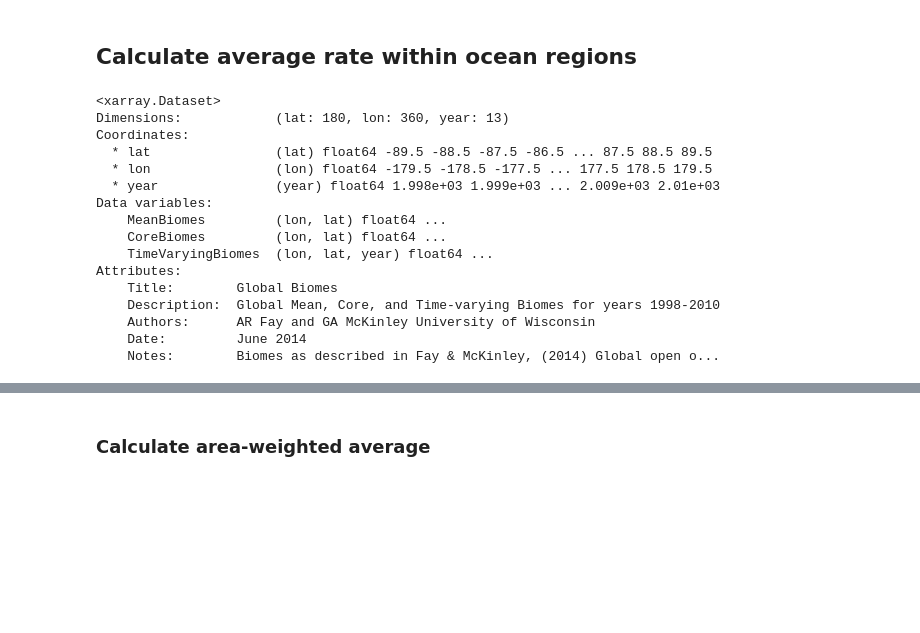
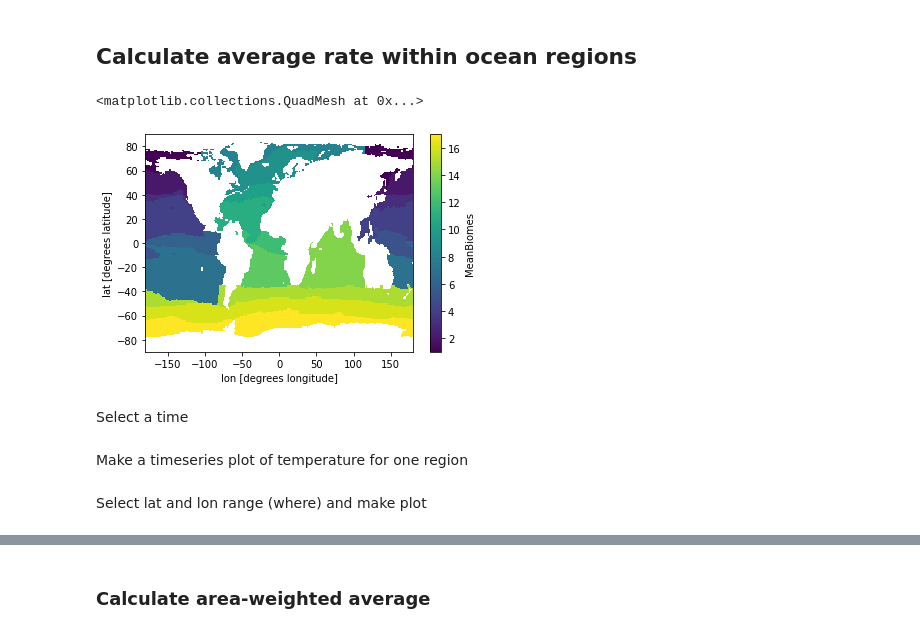
Before and after one commit to ATOC-REU/python_bootcamp, a Jupyter notebook: Day 6_Multi-dimensional data with xarray 2/Day_6_xarray_2.ipynb, the cells around one changed output, grey strips where cells are left out. Cells and saved outputs as stored; diff of their text form; code cells hidden in the pictures; blank space fills up the shorter version.

```diff
--- a/Day 6_Multi-dimensional data with xarray 2/Day_6_xarray_2.ipynb
+++ b/Day 6_Multi-dimensional data with xarray 2/Day_6_xarray_2.ipynb
@@ -161,23 +174,9 @@ depth_temp_trend.where(depth_temp_trend.depth < 1000, drop = True).plot(y='depth
 # %%
 biomes = xr.open_dataset('Time_Varying_Biomes.nc')
 # %%
-biomes
+biomes.MeanBiomes.transpose().plot()
 # %% [output]
-<xarray.Dataset>
-Dimensions:            (lat: 180, lon: 360, year: 13)
-Coordinates:
-  * lat                (lat) float64 -89.5 -88.5 -87.5 -86.5 ... 87.5 88.5 89.5
-  * lon                (lon) float64 -179.5 -178.5 -177.5 ... 177.5 178.5 179.5
-  * year               (year) float64 1.998e+03 1.999e+03 ... 2.009e+03 2.01e+03
-Data variables:
-    MeanBiomes         (lon, lat) float64 ...
-    CoreBiomes         (lon, lat) float64 ...
-    TimeVaryingBiomes  (lon, lat, year) float64 ...
-Attributes:
-    Title:        Global Biomes
-    Description:  Global Mean, Core, and Time-varying Biomes for years 1998-2010
-    Authors:      AR Fay and GA McKinley University of Wisconsin
-    Date:         June 2014
-    Notes:        Biomes as described in Fay & McKinley, (2014) Global open o...
+<matplotlib.collections.QuadMesh at 0x...>
+[figure, added]
 # %%
 # Set biomes variable
@@ -187,0 +187,6 @@ north_atlantic_sst = sst_trends.where(biomes.MeanBiomes.isin([8,9]), drop = True
+# %% [markdown]
+Select a time
+# %% [markdown]
+Make a timeseries plot of temperature for one region
+# %% [markdown]
+Select lat and lon range (where) and make plot
```
Also changed, not shown: parts of 13 cells of this notebook.
